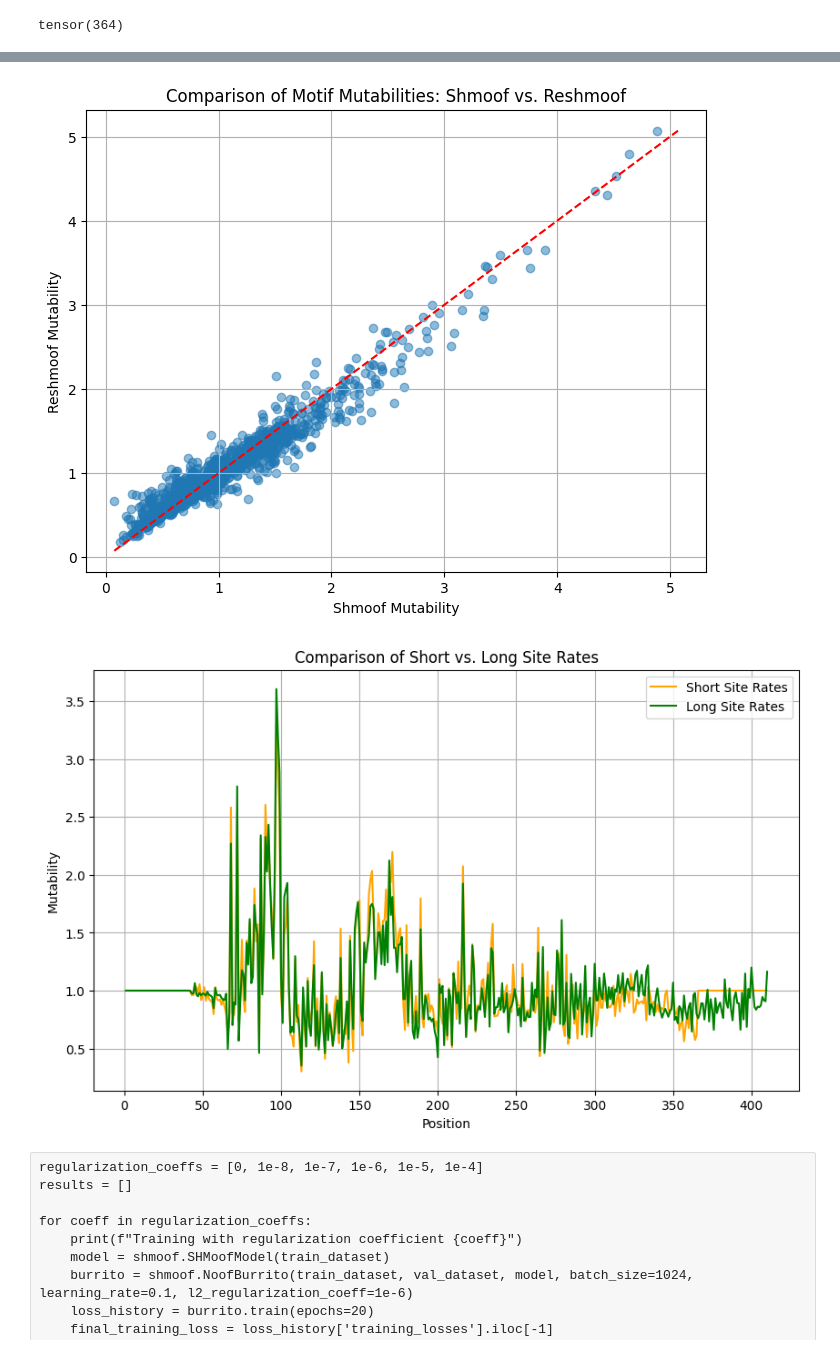
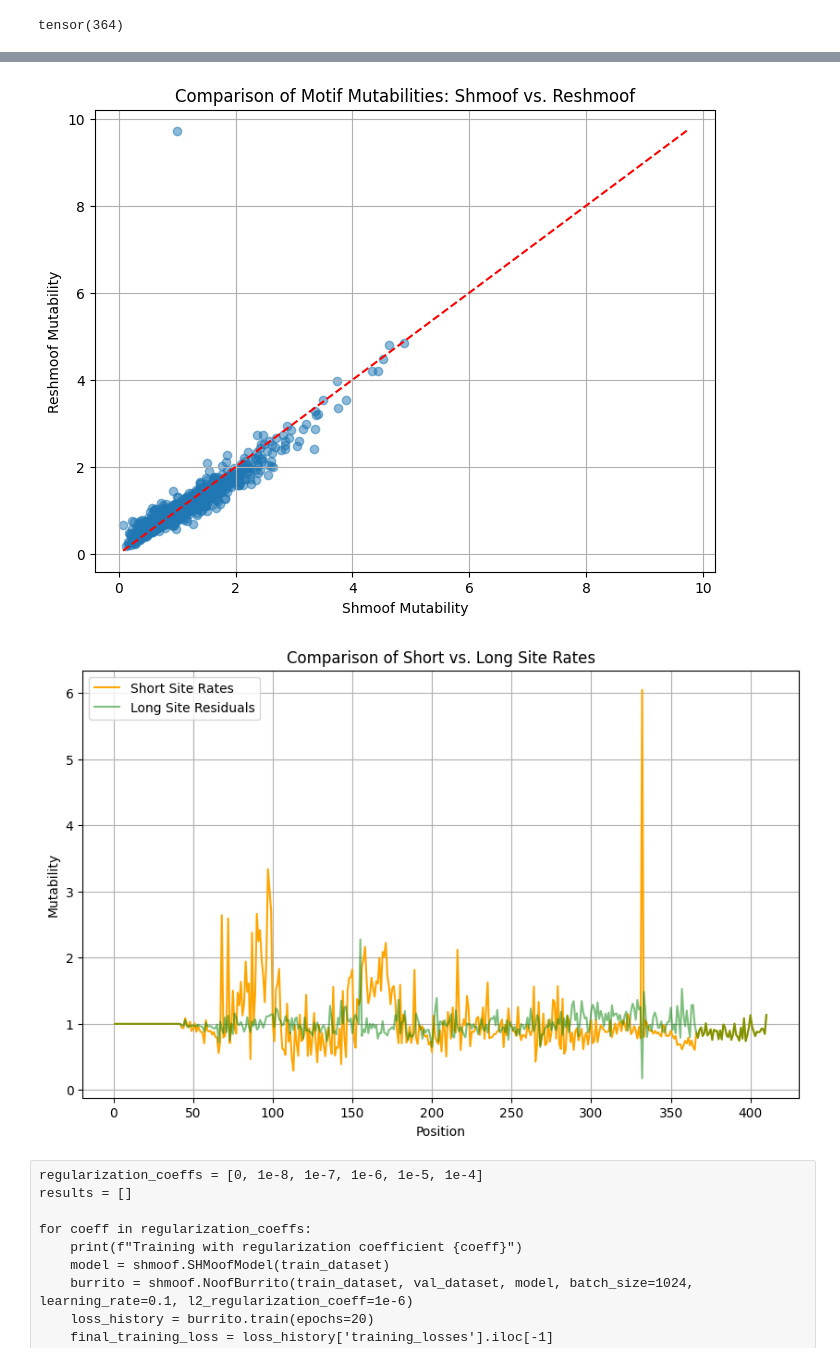
Before and after one commit to matsengrp/netam, a Jupyter notebook: notebooks/twolength.ipynb, the cells around one changed output, grey strips where cells are left out. Cells and saved outputs as stored; diff of their text form; code cells hidden in the pictures.

Commit message:
reformulating in terms of a residual

```diff
--- a/notebooks/twolength.ipynb
+++ b/notebooks/twolength.ipynb
@@ -59,8 +59,8 @@ class TwoLengthSHMoofModel(nn.Module):
         self.length_threshold = length_threshold
 
         self.kmer_embedding = nn.Embedding(self.kmer_count, 1)
-        self.log_site_rates_short = nn.Embedding(self.site_count, 1)
-        self.log_site_rates_long = nn.Embedding(self.site_count, 1)
+        self.log_site_rates = nn.Embedding(self.site_count, 1)
+        self.log_site_rates_long_residual = nn.Embedding(self.site_count, 1)
 
     def forward(self, encoded_parents, masks):
         log_kmer_rates = self.kmer_embedding(encoded_parents).squeeze()
@@ -70,9 +70,12 @@ class TwoLengthSHMoofModel(nn.Module):
         is_long = sequence_length > self.length_threshold
         is_long = is_long.unsqueeze(-1)
 
-        log_site_rates_long = self.log_site_rates_long.weight.T.expand_as(log_kmer_rates)
-        log_site_rates_short = self.log_site_rates_short.weight.T.expand_as(log_kmer_rates)
-        log_site_rates = torch.where(is_long, log_site_rates_long, log_site_rates_short)
+        log_site_rates = self.log_site_rates.weight.T.expand_as(log_kmer_rates)
+        log_site_rates_long_residual = self.log_site_rates_long_residual.weight.T.expand_as(log_kmer_rates)
+
+        # Adjust log_site_rates for long sequences
+        log_site_rates_long = log_site_rates + log_site_rates_long_residual
+        log_site_rates = torch.where(is_long, log_site_rates_long, log_site_rates)
 
         rates = torch.exp(log_kmer_rates + log_site_rates)
         return rates
@@ -130,43 +133,43 @@ plt.title('Comparison of Motif Mutabilities: Shmoof vs. Reshmoof')
 plt.grid(True)
 plt.show()
 # %% [output]
-[figure, old version]
+[figure, new version]
 # %%
 import matplotlib.pyplot as plt
 import torch
 import pandas as pd
 
 # Assuming `model` is your trained model instance
-log_site_rates_short = model.log_site_rates_short.weight.data.squeeze().cpu().numpy()
-log_site_rates_long = model.log_site_rates_long.weight.data.squeeze().cpu().numpy()
+log_site_rates_short = model.log_site_rates.weight.data.squeeze().cpu().numpy()
+log_site_rates_long_residual = model.log_site_rates_long_residual.weight.data.squeeze().cpu().numpy()
 
 # Calculate the exponential of the log rates
-site_rates_short = torch.exp(model.log_site_rates_short.weight).view(-1).detach().cpu().numpy()
-site_rates_long = torch.exp(model.log_site_rates_long.weight).view(-1).detach().cpu().numpy()
+site_rates_short = torch.exp(torch.tensor(log_site_rates_short)).numpy()
+site_rates_long_residual = torch.exp(torch.tensor(log_site_rates_long_residual)).numpy()
 
 # Ensure the site rates are 1-dimensional
 assert site_rates_short.ndim == 1
-assert site_rates_long.ndim == 1
+assert site_rates_long_residual.ndim == 1
 
 # Create a DataFrame for plotting
 df = pd.DataFrame({
     'Position': range(1, len(site_rates_short) + 1),
     'Short_Site_Rates': site_rates_short,
-    'Long_Site_Rates': site_rates_long
+    'Long_Residual_Site_Rates': site_rates_long_residual
 })
 
 # Line plot
 plt.figure(figsize=(10, 6))
 plt.plot(df['Position'], df['Short_Site_Rates'], label='Short Site Rates', color='orange')
-plt.plot(df['Position'], df['Long_Site_Rates'], label='Long Site Rates', color='green')
+plt.plot(df['Position'], df['Long_Residual_Site_Rates'], label='Long Site Residuals', color='green', alpha=0.5)
 plt.xlabel('Position')
 plt.ylabel('Mutability')
 plt.title('Comparison of Short vs. Long Site Rates')
 plt.legend()
 plt.grid(True)
 plt.show()
 # %% [output]
-[figure, old version]
+[figure, new version]
 # %% [raw]
 regularization_coeffs = [0, 1e-8, 1e-7, 1e-6, 1e-5, 1e-4]
 results = []
```
Also changed, not shown: parts of 1 cell of this notebook.
